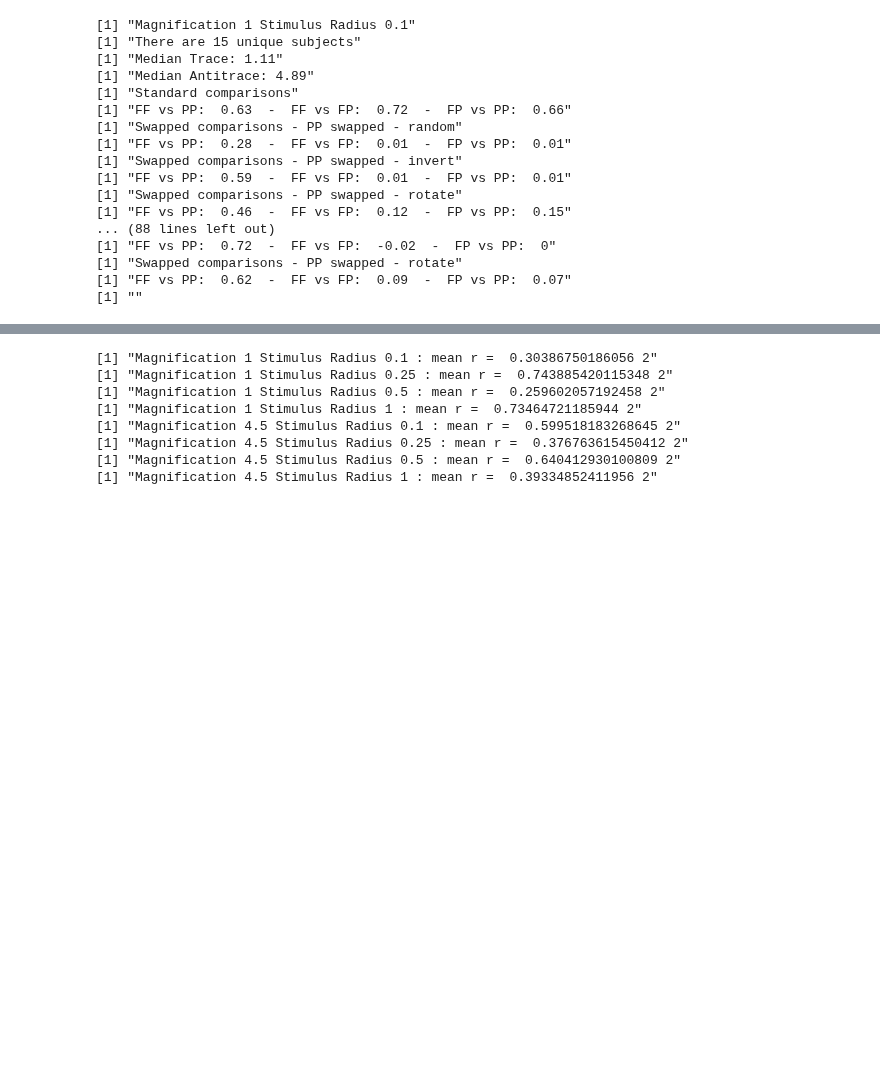
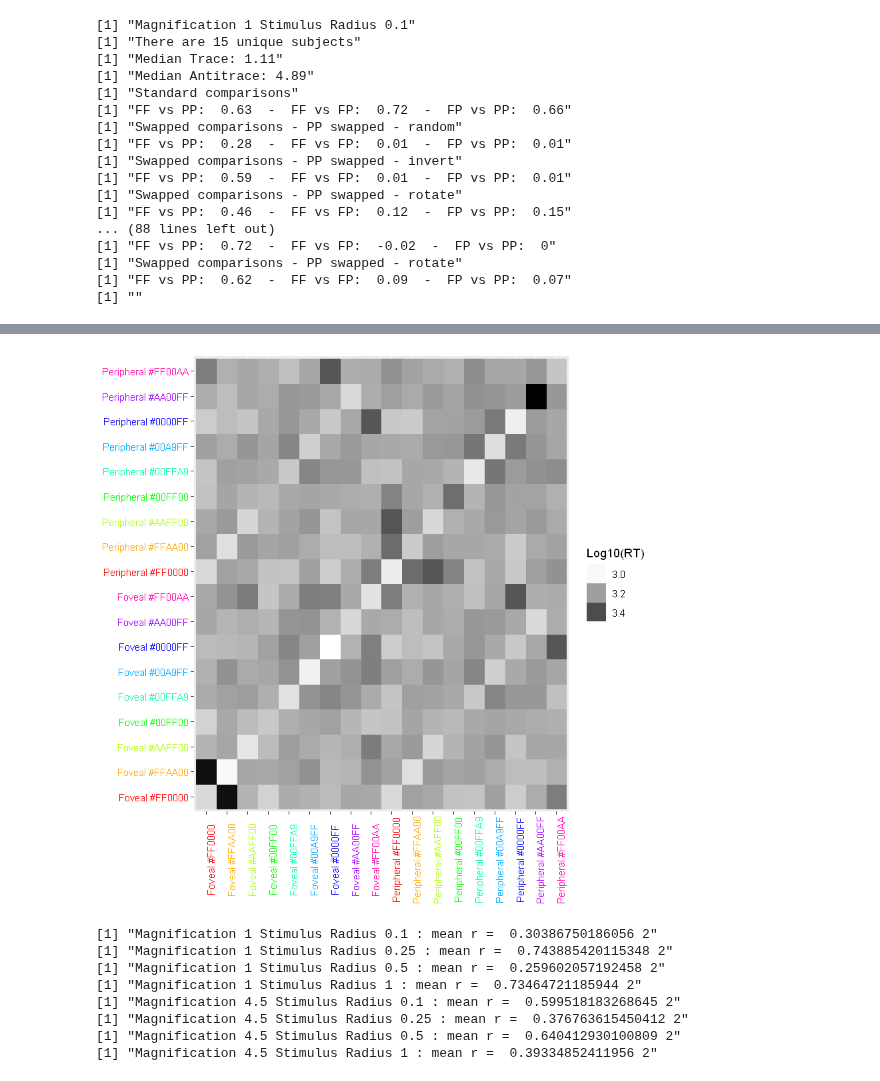
Before and after one commit to ArielZJ/Precision-Phenomenology-Data-Analysis, a Jupyter notebook: Fovea vs. Periphery Color Similarity Pilot Analysis - 2stim Analysis.ipynb, the cells around one changed output, grey strips where cells are left out. Saved outputs shown, nothing was run; the diff lists cells and outputs as text; code cells hidden in the pictures; blank space fills up the shorter version.

```diff
--- a/Fovea vs. Periphery Color Similarity Pilot Analysis - 2stim Analysis.ipynb
+++ b/Fovea vs. Periphery Color Similarity Pilot Analysis - 2stim Analysis.ipynb
@@ -2247,3 +2232,8 @@ QDM.RT.subjects(cleandf)
+# %%
+# Make summary QDMs for each population group
+dissimplot.full(color.eccen.mat(dissimdata.full(cleandf),mode='identity',dependent='RT'),dependent='RT')
+# %% [output]
+[figure, added]
 # %%
 # function to print the mean between-subject correlation for each condition, returns a dataframe to plot them
 between_correlations_conditions <- function(cleandf,e1='Foveal',e2='Foveal',test=TRUE){
```
Also changed, not shown: parts of 7 cells of this notebook.
